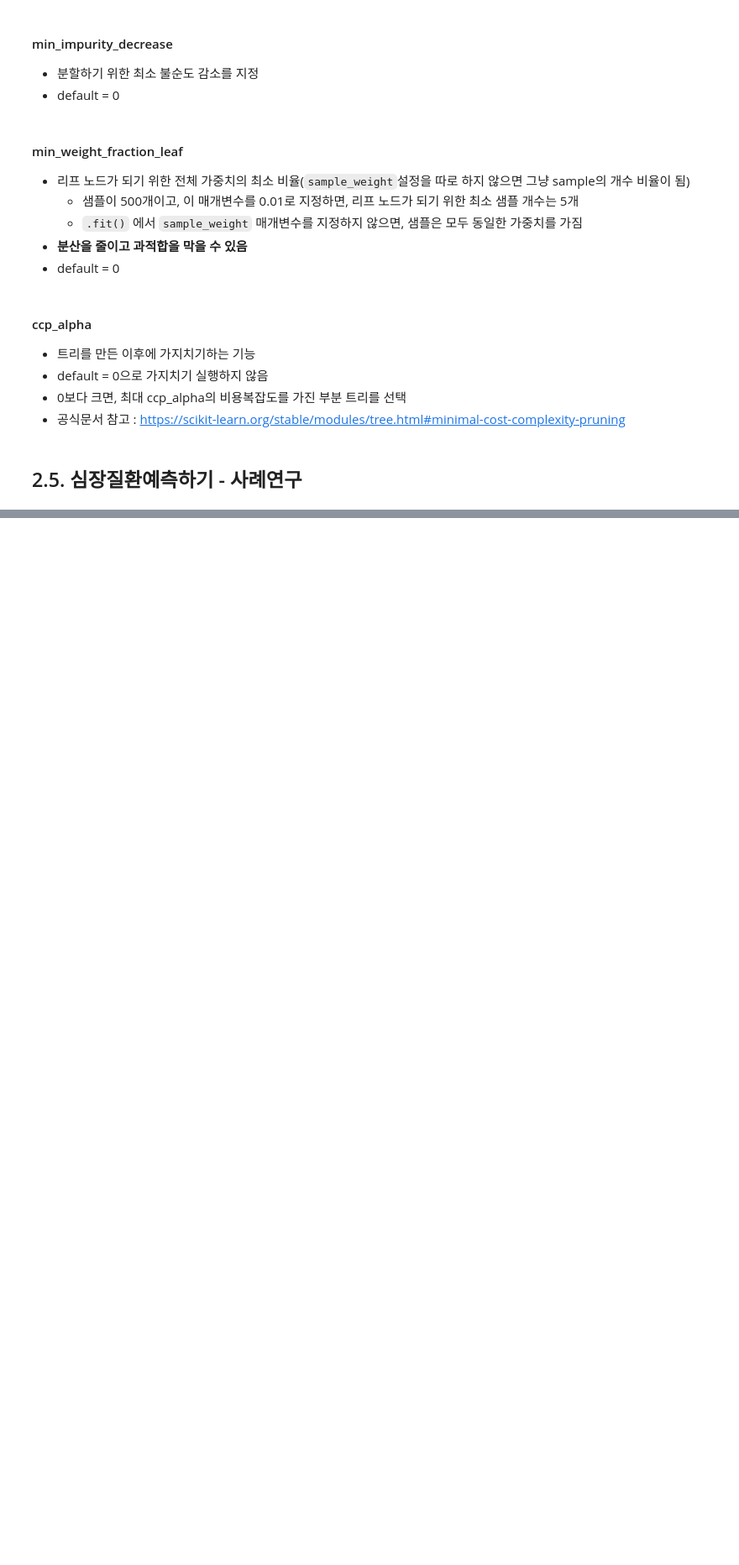
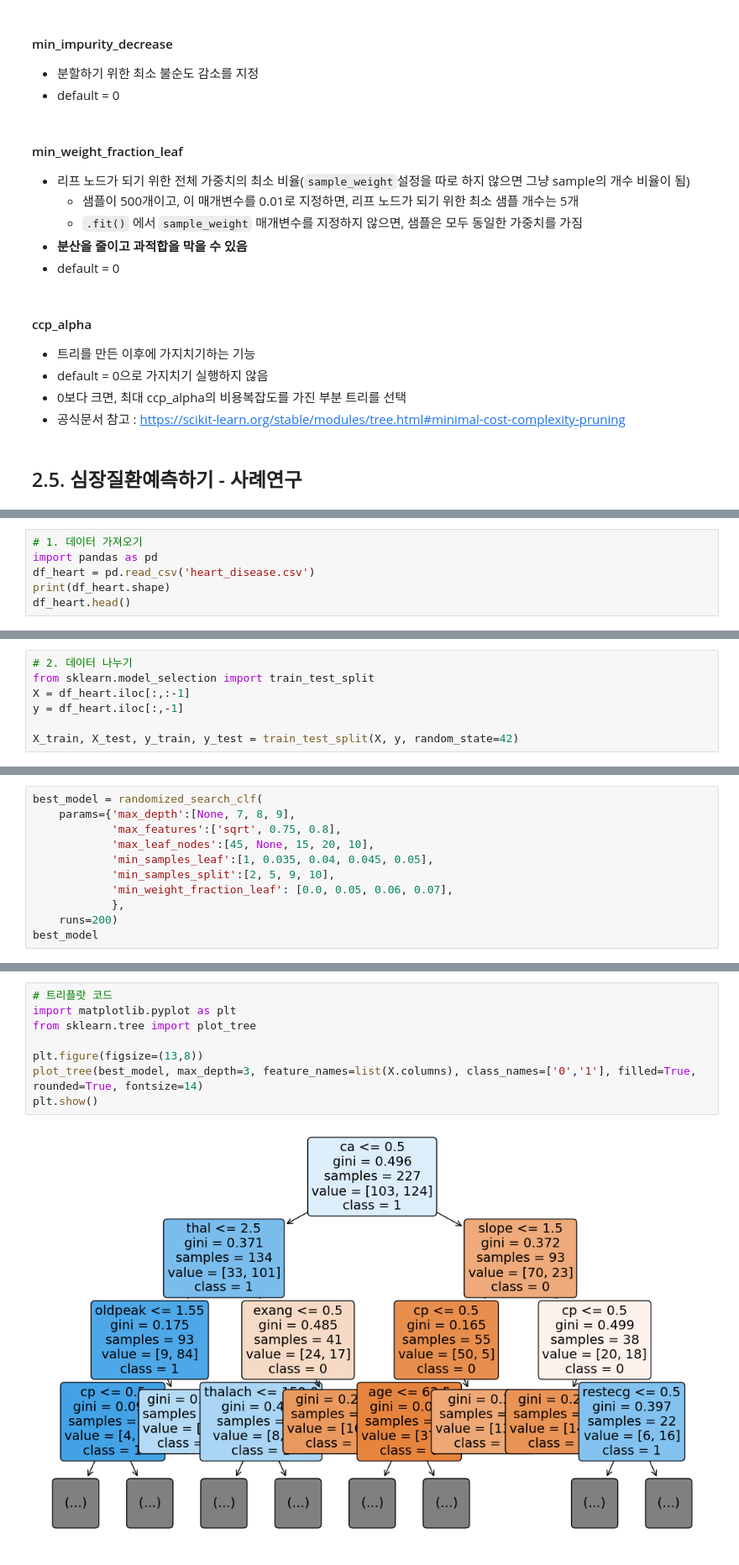
Before and after one commit to jisy2718/ML, a Jupyter notebook: xgboost/Ch02_결정트리/Ch02.결정트리.ipynb, the cells around one changed output, grey strips where cells are left out. Shown: that part at 84% size. Saved outputs shown, nothing was run; the diff lists cells and outputs as text; blank space fills up the shorter version.

Commit message:
decision tree example

```diff
--- a/xgboost/Ch02_결정트리/Ch02.결정트리.ipynb
+++ b/xgboost/Ch02_결정트리/Ch02.결정트리.ipynb
@@ -389,0 +412,6 @@ grid_search(params={'max_depth':[None,4,5,6,7,8,9],'min_samples_leaf':[2,3,4,5,7
+# %%
+# 1. 데이터 가져오기
+import pandas as pd
+df_heart = pd.read_csv('heart_disease.csv')
+print(df_heart.shape)
+df_heart.head()
@@ -389,0 +426,7 @@ grid_search(params={'max_depth':[None,4,5,6,7,8,9],'min_samples_leaf':[2,3,4,5,7
+# %%
+# 2. 데이터 나누기
+from sklearn.model_selection import train_test_split
+X = df_heart.iloc[:,:-1]
+y = df_heart.iloc[:,-1]
+
+X_train, X_test, y_train, y_test = train_test_split(X, y, random_state=42)
@@ -389,0 +521,11 @@ grid_search(params={'max_depth':[None,4,5,6,7,8,9],'min_samples_leaf':[2,3,4,5,7
+# %%
+best_model = randomized_search_clf(
+    params={'max_depth':[None, 7, 8, 9],
+            'max_features':['sqrt', 0.75, 0.8],
+            'max_leaf_nodes':[45, None, 15, 20, 10],
+            'min_samples_leaf':[1, 0.035, 0.04, 0.045, 0.05],
+            'min_samples_split':[2, 5, 9, 10],
+            'min_weight_fraction_leaf': [0.0, 0.05, 0.06, 0.07],
+            },
+    runs=200)
+best_model
@@ -389,0 +537,10 @@ grid_search(params={'max_depth':[None,4,5,6,7,8,9],'min_samples_leaf':[2,3,4,5,7
+# %%
+# 트리플랏 코드
+import matplotlib.pyplot as plt
+from sklearn.tree import plot_tree
+
+plt.figure(figsize=(13,8))
+plot_tree(best_model, max_depth=3, feature_names=list(X.columns), class_names=['0','1'], filled=True, rounded=True, fontsize=14)
+plt.show()
+# %% [output]
+[figure, added]
```
Also changed, not shown: parts of 20 cells of this notebook.
